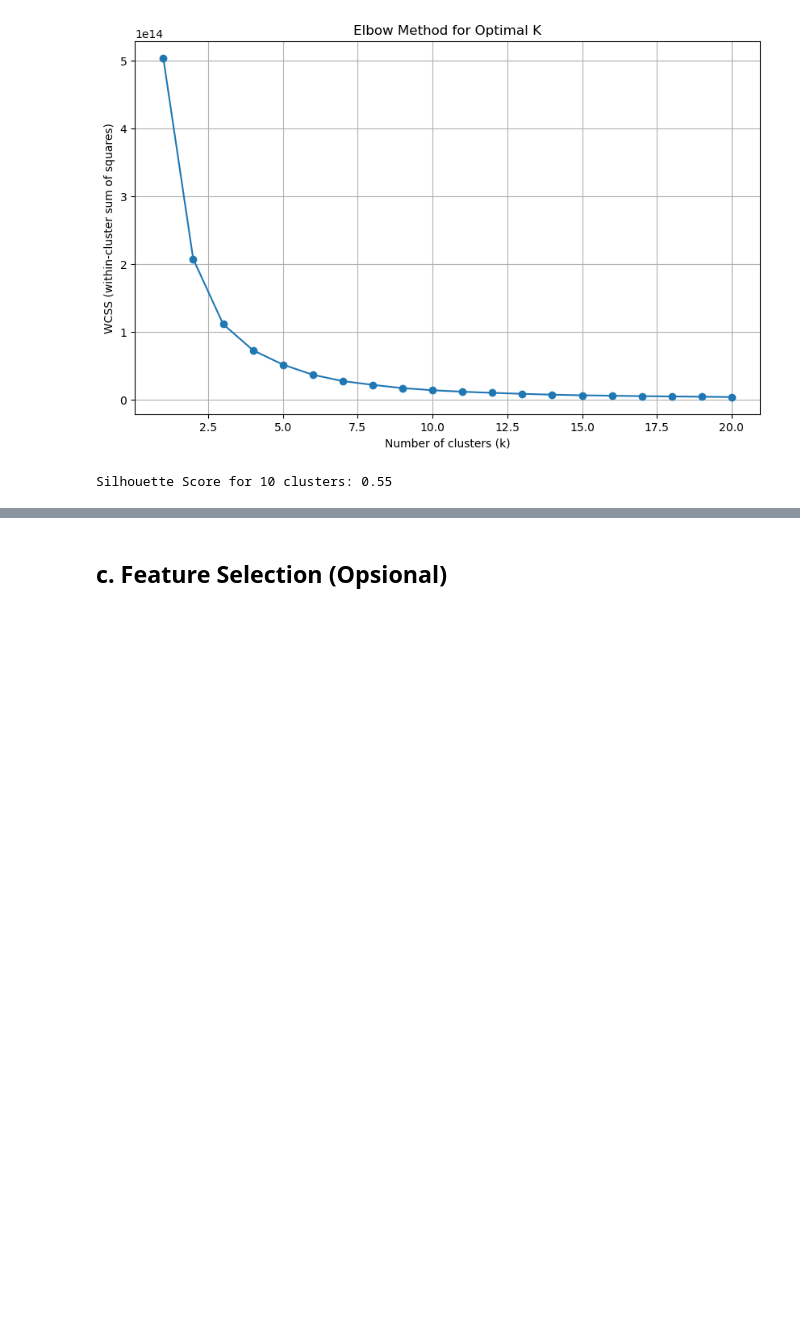
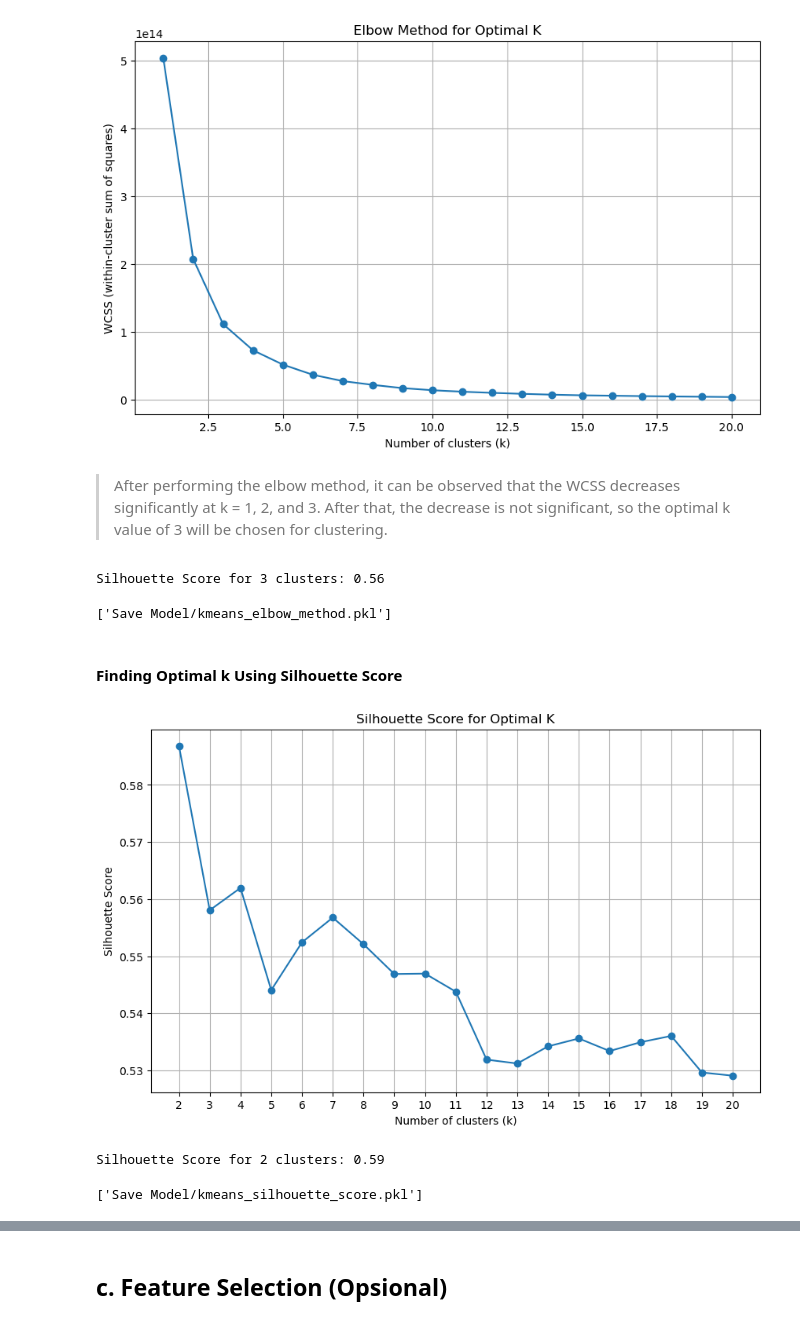
Before and after one commit to Maoelan/adult-income-clustering-classification, a Jupyter notebook: [Clustering] Submission Akhir BMLP_Maulana Muhammad.ipynb, the cells around one changed output, grey strips where cells are left out. Drawn from its saved outputs; the diff is of its cells as text; code cells hidden in the pictures; blank space fills up the shorter version.

Commit message:
[add]: save optimized model

```diff
--- a/[Clustering] Submission Akhir BMLP_Maulana Muhammad.ipynb
+++ b/[Clustering] Submission Akhir BMLP_Maulana Muhammad.ipynb
@@ -829,12 +832,53 @@ plt.grid()
 plt.show()
 # %% [output]
 [figure]
+# %% [markdown]
+> After performing the elbow method, it can be observed that the WCSS decreases significantly at k = 1, 2, and 3. After that, the decrease is not significant, so the optimal k value of 3 will be chosen for clustering.
 # %%
-'''optimal_k = 10
+optimal_k = 3
 kmeans = KMeans(n_clusters=optimal_k, random_state=42)
-combined_df['cluster'] = kmeans.fit_predict(combined_df)'''
+combined_df['cluster'] = kmeans.fit_predict(combined_df)
 # %%
-'''silhouette_avg = silhouette_score(combined_df, combined_df['cluster'])
-print(f'Silhouette Score for {optimal_k} clusters: {silhouette_avg:.2f}')'''
+silhouette_avg = silhouette_score(combined_df, combined_df['cluster'])
+print(f'Silhouette Score for {optimal_k} clusters: {silhouette_avg:.2f}')
 # %% [output]
-Silhouette Score for 10 clusters: 0.55
+Silhouette Score for 3 clusters: 0.56
+# %%
+joblib.dump(kmeans, 'Save Model/kmeans_elbow_method.pkl')
+# %% [output]
+['Save Model/kmeans_elbow_method.pkl']
+# %% [markdown]
+#### **Finding Optimal k Using Silhouette Score**
+# %%
+silhouette_scores = []
+max_clusters = 20
+
+for i in range(2, max_clusters + 1):
+    kmeans = KMeans(n_clusters=i, random_state=42)
+    cluster_labels = kmeans.fit_predict(combined_df)
+    silhouette_avg = silhouette_score(combined_df, cluster_labels)
+    silhouette_scores.append(silhouette_avg)
+
+plt.figure(figsize=(10, 6))
+plt.plot(range(2, max_clusters + 1), silhouette_scores, marker="o")
+plt.title("Silhouette Score for Optimal K")
+plt.xlabel("Number of clusters (k)")
+plt.ylabel("Silhouette Score")
+plt.grid()
+plt.xticks(np.arange(2, max_clusters + 1, 1))
+plt.show()
+# %% [output]
+[figure, added]
+# %%
+best_score = max(silhouette_scores)
+best_k = silhouette_scores.index(best_score) + 2
+print(f'Silhouette Score for {best_k} clusters: {best_score:.2f}')
+# %% [output]
+Silhouette Score for 2 clusters: 0.59
+# %%
+kmeans_best = KMeans(n_clusters=best_k, random_state=42)
+combined_df['cluster'] = kmeans_best.fit_predict(combined_df)
+
+joblib.dump(kmeans_best, 'Save Model/kmeans_silhouette_score.pkl')
+# %% [output]
+['Save Model/kmeans_silhouette_score.pkl']
```
Also changed, not shown: parts of 10 cells of this notebook, 2 other files.
